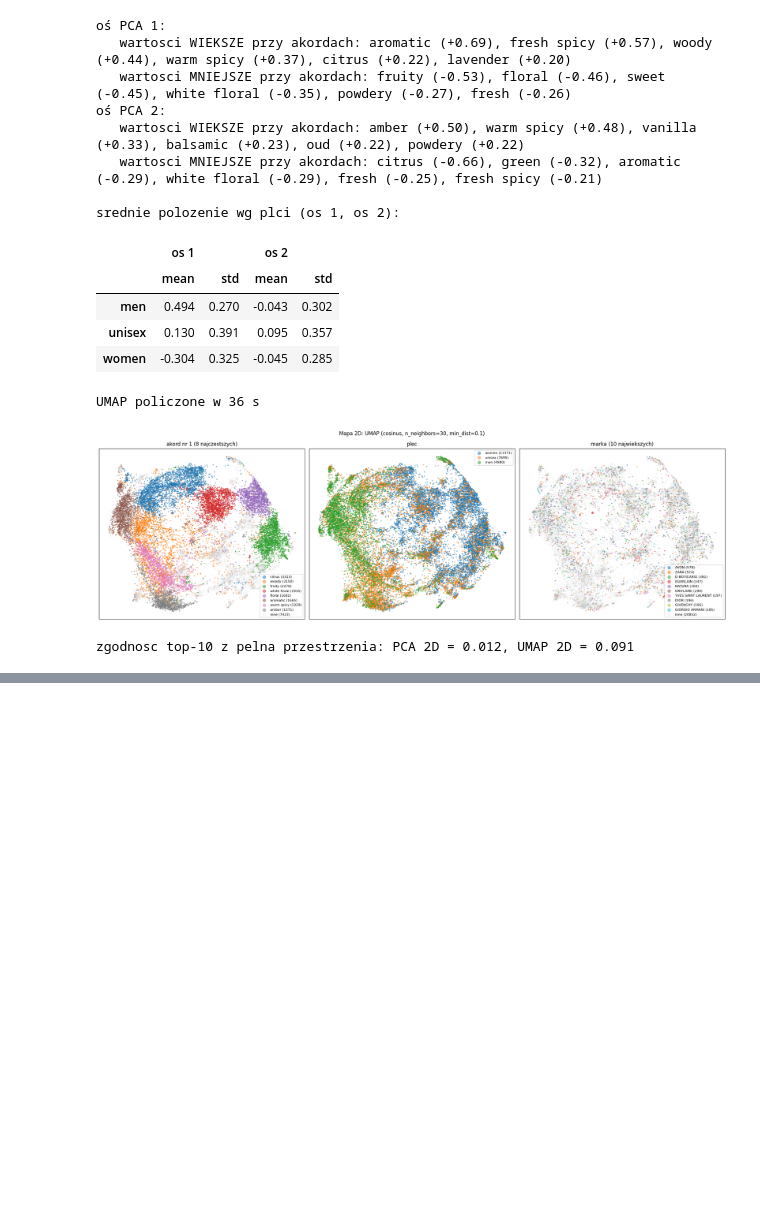
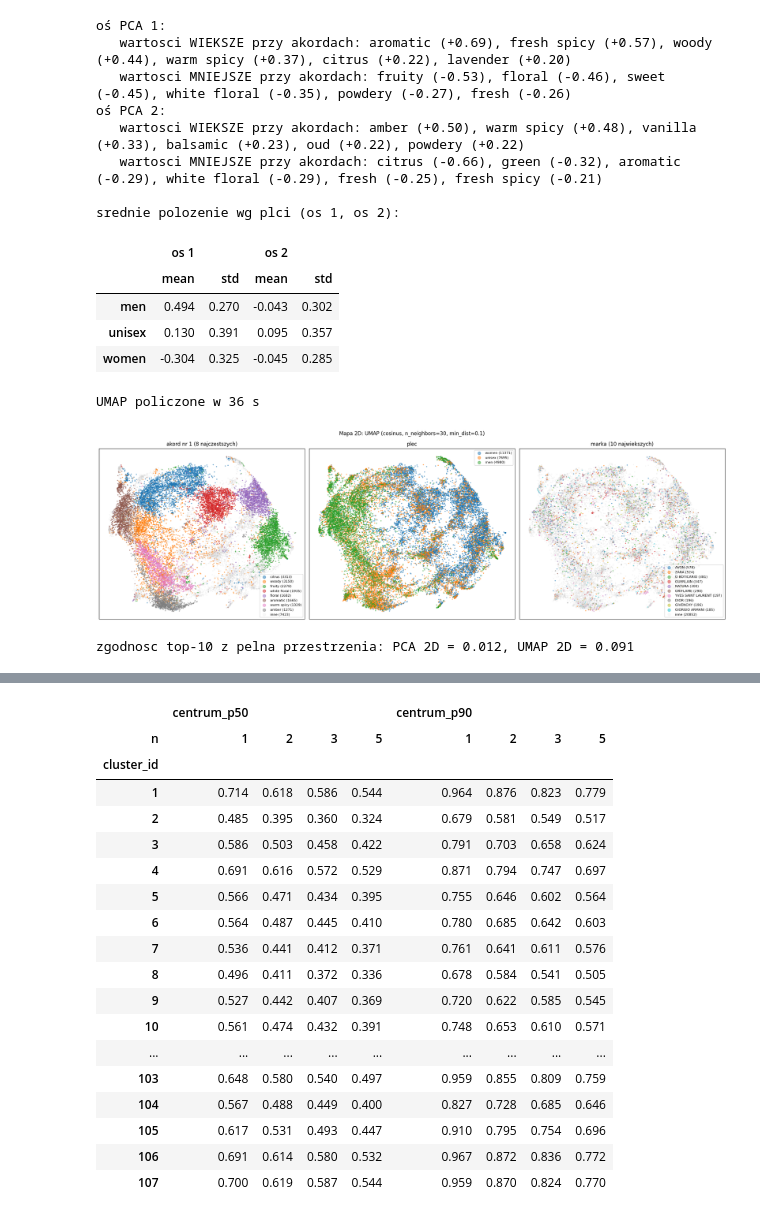
Before and after one commit to adamdobrogowski/PerfumeCollectionApp, a Jupyter notebook: notatniki/clustering.ipynb, the cells around one changed output, grey strips where cells are left out. Cells and saved outputs as stored; diff of their text form; code cells hidden in the pictures; blank space fills up the shorter version.

```diff
--- a/notatniki/clustering.ipynb
+++ b/notatniki/clustering.ipynb
@@ -329,0 +686,12 @@ zgodnosc top-10 z pelna przestrzenia: PCA 2D = 0.012, UMAP 2D = 0.091
+# %%
+def pokrycie(lab, k, M, symulacji=300, prog=3):
+    """Losowa 'kolekcja' M perfum z calej bazy: jaki odsetek klastrow ma w niej >= prog perfum
+    i jaki odsetek losowych perfum-kandydatow trafia do pokrytego klastra."""
+    rozmiary = np.bincount(lab, minlength=k)
+    pokryte_k, pokryte_kand = [], []
+    for _ in range(symulacji):
+        kolekcja = rng7.choice(N, M, replace=False)
+        licz = np.bincount(lab[kolekcja], minlength=k)
+        pokryte = licz >= prog
+        pokryte_k.append(pokryte.mean()); pokryte_kand.append(rozmiary[pokryte].sum() / N)
+    return np.mean(pokryte_k), np.mean(pokryte_kand)
@@ -329,0 +1174,62 @@ zgodnosc top-10 z pelna przestrzenia: PCA 2D = 0.012, UMAP 2D = 0.091
+# %%
+# --- KALIBRACJA PROGOW: symulacja 'uzytkownika', ktory lubi n losowych perfum z danej podrodziny (i rodziny - jako wycofanie) ---
+R_SYM = 200                  # powtorzen losowania na kazda pare (klaster, n)
+N_LISTA = [1, 2, 3, 5]       # n = liczba lubianych perfum w klastrze; poziom '3+' bierzemy z n = 3 (najostrozniejszy), n = 5 sluzy do sprawdzenia
+rng19 = np.random.default_rng(CONFIG["SEED"])
+
+maski = {cid: cluster_id == cid for cid in sorted(set(cluster_id))}
+maski.update({rid: parent_cluster_id == rid for rid in sorted(set(parent_cluster_id))})        # rodziny: 101..107
+
+wiersze, t0 = [], time.time()
+for cid, maska in maski.items():
+    Zm = Z[maska]
+    for n in N_LISTA:
+        d_centrum, d_najblizszy = [], []
+        for _ in range(R_SYM):
+            polubione = rng19.choice(len(Zm), n, replace=False)                      # 'lubiane perfumy uzytkownika'
+            kandydaci = np.setdiff1d(np.arange(len(Zm)), polubione)                  # pozostale perfumy klastra = kandydaci
+            centrum = Zm[polubione].mean(0)
+            centrum /= np.linalg.norm(centrum)                                       # cosinus nie zalezy od dlugosci centrum, normalizujemy dla czytelnosci
+            d_centrum.append(1 - Zm[kandydaci] @ centrum)                            # odleglosc kandydata od centrum uzytkownika
+            d_najblizszy.append(1 - (Zm[kandydaci] @ Zm[polubione].T).max(1))       # odleglosc kandydata od NAJBLIZSZEJ lubianej perfumy
+        d_c, d_n = np.concatenate(d_centrum), np.concatenate(d_najblizszy)
+        wiersze.append({"cluster_id": cid, "n": n,
+                        "centrum_p50": np.percentile(d_c, 50), "centrum_p90": np.percentile(d_c, 90),
+                        "najblizszy_p50": np.percentile(d_n, 50), "najblizszy_p90": np.percentile(d_n, 90)})
+    print(f"  klaster {cid} gotowy ({time.time() - t0:.0f} s)")
+progi = pd.DataFrame(wiersze)
+
+pd.options.display.float_format = "{:.3f}".format
+print("\nodleglosc kandydata od CENTRUM uzytkownika: mediana (p50) i p90, wg liczby lubianych perfum n:")
+tab_c = progi.pivot(index="cluster_id", columns="n", values=["centrum_p50", "centrum_p90"])
+display(tab_c)
+print("odleglosc kandydata od NAJBLIZSZEJ lubianej perfumy: mediana (p50) i p90:")
+display(progi.pivot(index="cluster_id", columns="n", values=["najblizszy_p50", "najblizszy_p90"]))
+
+# czy poziom '3+' (n=3) jest zbiezny: jak bardzo roznia sie progi dla n=3 i n=5?
+p3, p5 = progi[progi.n == 3].set_index("cluster_id"), progi[progi.n == 5].set_index("cluster_id")
+print("srednia roznica progow centrum p90 (n=3 minus n=5):", round(float((p3.centrum_p90 - p5.centrum_p90).mean()), 4),
+      "| max:", round(float((p3.centrum_p90 - p5.centrum_p90).max()), 4))
+
+# zapis: poziomy '1', '2', '3+' (3+ = wynik dla n=3)
+zapis = progi[progi.n.isin([1, 2, 3])].copy()
+zapis["n_group"] = zapis.n.map({1: "1", 2: "2", 3: "3+"})
+zapis[["cluster_id", "n_group", "centrum_p50", "centrum_p90", "najblizszy_p50", "najblizszy_p90"]].round(4).to_csv(
+    os.path.join(CONFIG["OUTPUT_DIR"], "cluster_thresholds.csv"), index=False)
+
+# --- 'bardzo bliskie': cosinus do najblizszej perfumy Z INNEJ MARKI (bez flankerow) - rozklad dla calej bazy ---
+brand_id = pd.factorize(df.Brand)[0]
+nn_cross_sim = np.empty(N, dtype=np.float32)
+for start in range(0, N, 2000):
+    sim = Z[start:start + 2000] @ Z.T
+    sim[brand_id[start:start + 2000][:, None] == brand_id[None, :]] = -9              # wylaczamy ta sama marke (w tym siebie samego)
+    nn_cross_sim[start:start + 2000] = sim.max(1)
+for q in (50, 75, 90, 95, 99):
+    print(f"  cosinus najblizszej perfumy z innej marki, p{q}: {np.percentile(nn_cross_sim, q):.3f}")
+PROG_BARDZO_BLISKIE = float(np.percentile(nn_cross_sim, 95))
+print(f"\nPROG 'bardzo bliskie' (cosinus >= p95 rozkladu najblizszego sasiada z innej marki) = {PROG_BARDZO_BLISKIE:.3f}")
+with open(os.path.join(CONFIG["OUTPUT_DIR"], "progi_globalne.json"), "w", encoding="utf-8") as f:
+    json.dump({"bardzo_bliskie_cosinus": round(PROG_BARDZO_BLISKIE, 4), "granica_marginesu": 0.03,
+               "opis": "bardzo_bliskie = cosinus >= p95 rozkladu cosinusa najblizszej perfumy z innej marki; granica_marginesu = roznica cosinusa do 1. i 2. srodka podrodziny, ponizej ktorej perfuma jest 'graniczna'"},
+              f, ensure_ascii=False, indent=1)
+# %% [output]
@@ -329,0 +1253,19 @@ zgodnosc top-10 z pelna przestrzenia: PCA 2D = 0.012, UMAP 2D = 0.091
+|  | centrum_p50 |  |  |  | centrum_p90 |  |  |  |
+| n | 1 | 2 | 3 | 5 | 1 | 2 | 3 | 5 |
+| cluster_id |  |  |  |  |  |  |  |  |
+| 1 | 0.714 | 0.618 | 0.586 | 0.544 | 0.964 | 0.876 | 0.823 | 0.779 |
+| 2 | 0.485 | 0.395 | 0.360 | 0.324 | 0.679 | 0.581 | 0.549 | 0.517 |
+| 3 | 0.586 | 0.503 | 0.458 | 0.422 | 0.791 | 0.703 | 0.658 | 0.624 |
+| 4 | 0.691 | 0.616 | 0.572 | 0.529 | 0.871 | 0.794 | 0.747 | 0.697 |
+| 5 | 0.566 | 0.471 | 0.434 | 0.395 | 0.755 | 0.646 | 0.602 | 0.564 |
+| 6 | 0.564 | 0.487 | 0.445 | 0.410 | 0.780 | 0.685 | 0.642 | 0.603 |
+| 7 | 0.536 | 0.441 | 0.412 | 0.371 | 0.761 | 0.641 | 0.611 | 0.576 |
+| 8 | 0.496 | 0.411 | 0.372 | 0.336 | 0.678 | 0.584 | 0.541 | 0.505 |
+| 9 | 0.527 | 0.442 | 0.407 | 0.369 | 0.720 | 0.622 | 0.585 | 0.545 |
+| 10 | 0.561 | 0.474 | 0.432 | 0.391 | 0.748 | 0.653 | 0.610 | 0.571 |
+| ... | ... | ... | ... | ... | ... | ... | ... | ... |
+| 103 | 0.648 | 0.580 | 0.540 | 0.497 | 0.959 | 0.855 | 0.809 | 0.759 |
+| 104 | 0.567 | 0.488 | 0.449 | 0.400 | 0.827 | 0.728 | 0.685 | 0.646 |
+| 105 | 0.617 | 0.531 | 0.493 | 0.447 | 0.910 | 0.795 | 0.754 | 0.696 |
+| 106 | 0.691 | 0.614 | 0.580 | 0.532 | 0.967 | 0.872 | 0.836 | 0.772 |
+| 107 | 0.700 | 0.619 | 0.587 | 0.544 | 0.959 | 0.870 | 0.824 | 0.770 |
```
Also changed, not shown: parts of 15 cells of this notebook.
